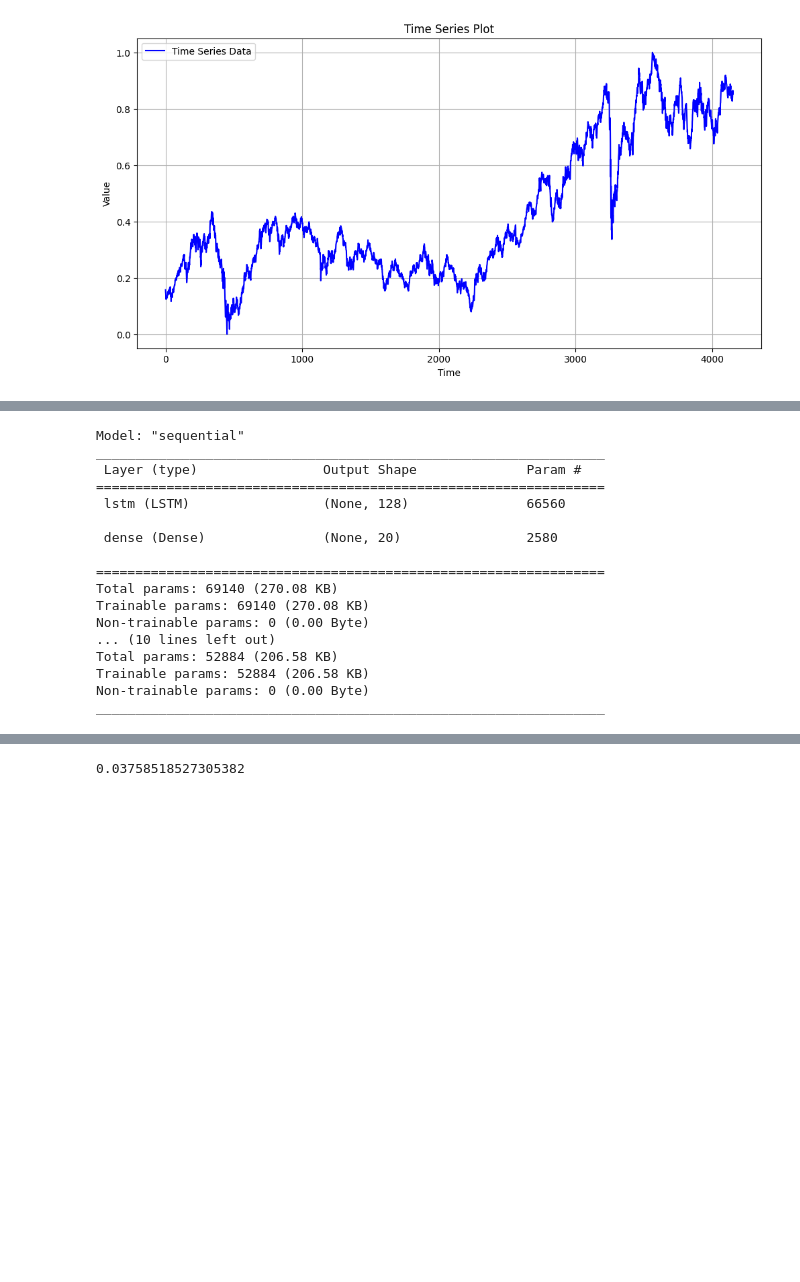
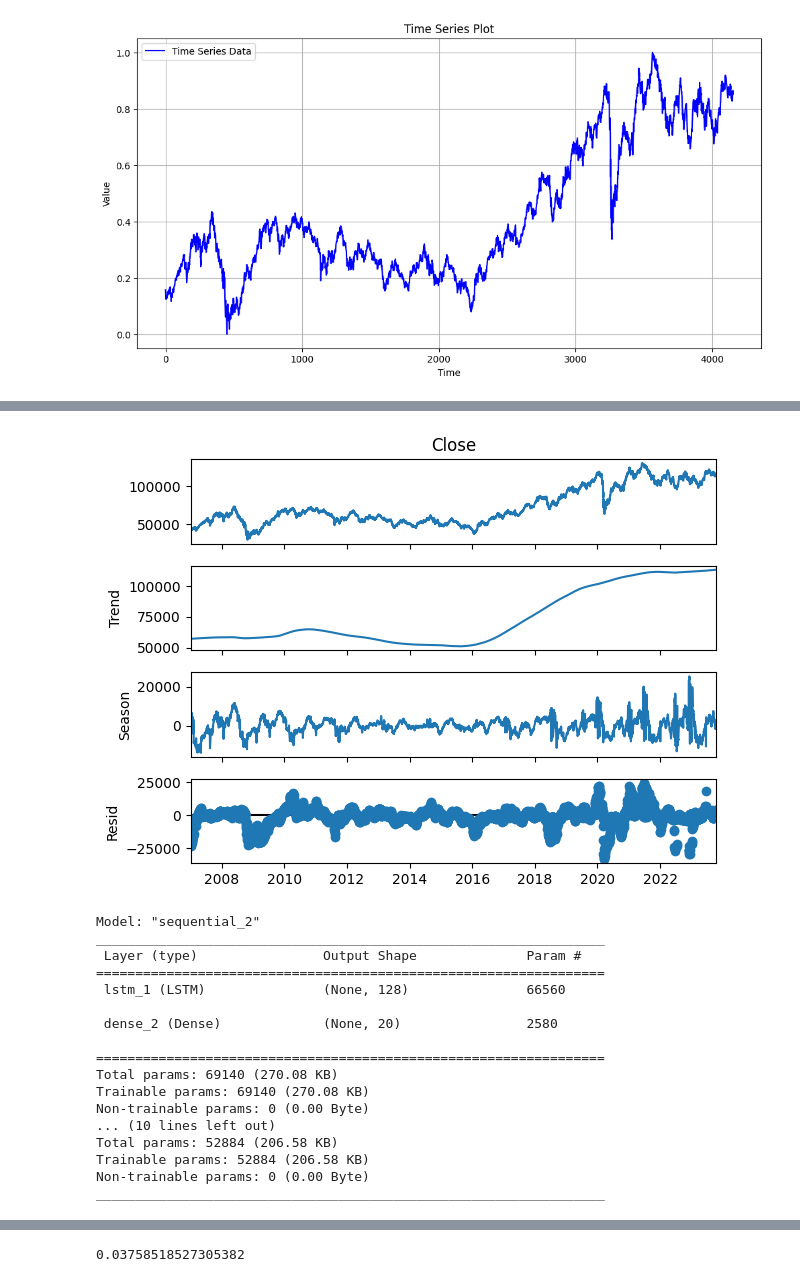
Before and after one commit to marreapato/Deep_Learning_Course, a Jupyter notebook: Baseline_Projeto.ipynb, the cells around one changed output, grey strips where cells are left out. Cells and saved outputs as stored; diff of their text form; code cells hidden in the pictures; blank space fills up the shorter version.

```diff
--- a/Baseline_Projeto.ipynb
+++ b/Baseline_Projeto.ipynb
@@ -236,3 +234,10 @@ plt.show()
+# %%
+from statsmodels.tsa.seasonal import STL
+stl = STL(data['Close'], period=365,robust=True)#looking for pattern that repeats annualy
+res = stl.fit()
+fig = res.plot()
+# %% [output]
+[figure, added]
 # %%
 #w < N < Q
 window = 60 #Size of the window in days
@@ -244,15 +249,15 @@ trainX, trainY, testX, testY, X = data_preparation(window, scaled_data, N,f)
 # %%
 lstm_model = LSTM_Model(f)
 gru_model = GRU_Model(f)
-epochs = 200
+epochs = 30
 # %% [output]
-Model: "sequential"
+Model: "sequential_2"
 _________________________________________________________________
  Layer (type)                Output Shape              Param #
 =================================================================
- lstm (LSTM)                 (None, 128)               66560
+ lstm_1 (LSTM)               (None, 128)               66560
 
- dense (Dense)               (None, 20)                2580
+ dense_2 (Dense)             (None, 20)                2580
 
 =================================================================
 Total params: 69140 (270.08 KB)
```
Also changed, not shown: parts of 23 cells of this notebook.
